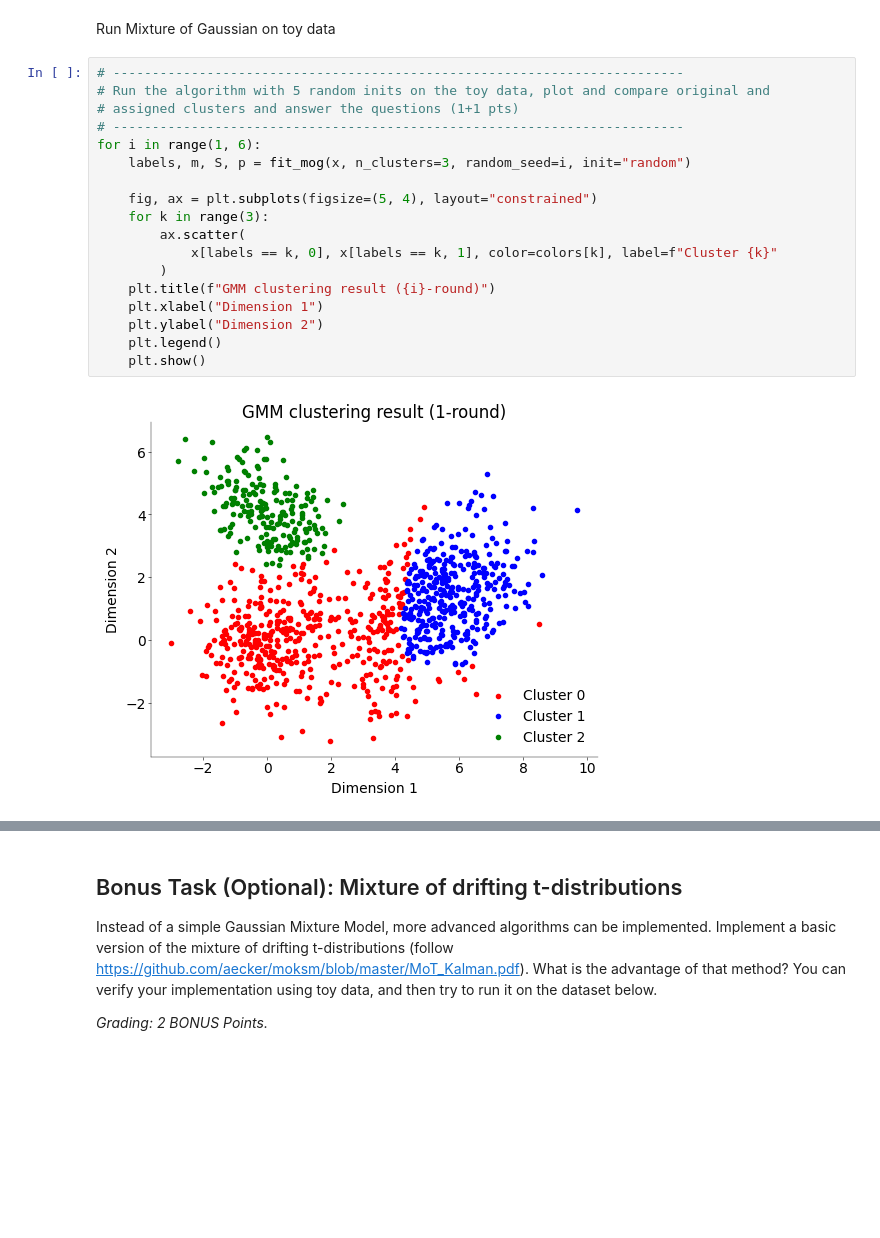
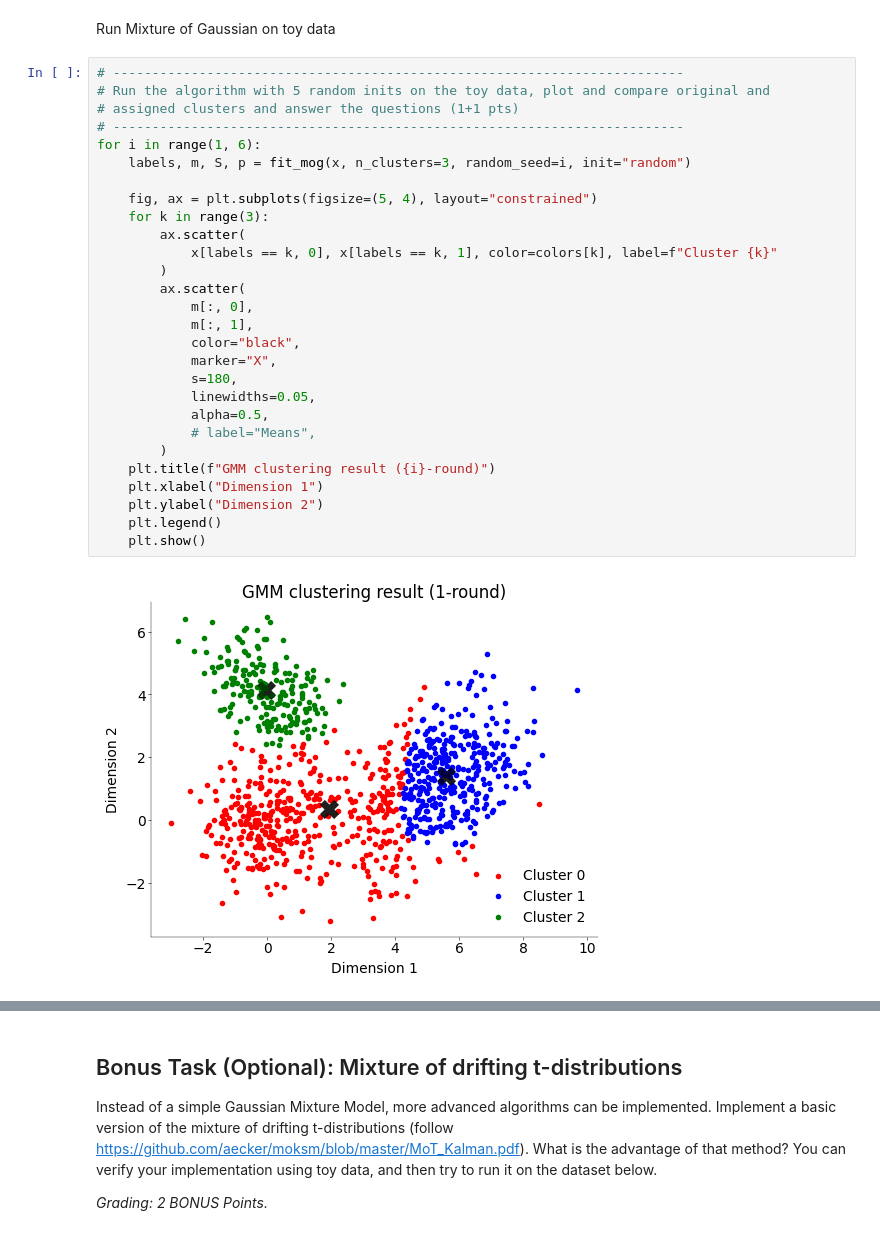
Before and after one commit to ZhidongZhang96/Course_NeuralDataScience_ST26, a Jupyter notebook: notebooks/CodingLab2.ipynb, the cells around one changed output, grey strips where cells are left out. Drawn from its saved outputs; the diff is of its cells as text; blank space fills up the shorter version.

```diff
--- a/notebooks/CodingLab2.ipynb
+++ b/notebooks/CodingLab2.ipynb
@@ -287,20 +296,30 @@ Run Mixture of Gaussian on toy data
 # %%
 # -------------------------------------------------------------------------
 # Run the algorithm with 5 random inits on the toy data, plot and compare original and
 # assigned clusters and answer the questions (1+1 pts)
 # -------------------------------------------------------------------------
 for i in range(1, 6):
     labels, m, S, p = fit_mog(x, n_clusters=3, random_seed=i, init="random")
 
     fig, ax = plt.subplots(figsize=(5, 4), layout="constrained")
     for k in range(3):
         ax.scatter(
             x[labels == k, 0], x[labels == k, 1], color=colors[k], label=f"Cluster {k}"
         )
+        ax.scatter(
+            m[:, 0],
+            m[:, 1],
+            color="black",
+            marker="X",
+            s=180,
+            linewidths=0.05,
+            alpha=0.5,
+            # label="Means",
+        )
     plt.title(f"GMM clustering result ({i}-round)")
     plt.xlabel("Dimension 1")
     plt.ylabel("Dimension 2")
     plt.legend()
     plt.show()
 # %% [output]
-[figure, old version]
+[figure, new version]
```
Also changed, not shown: parts of 9 cells of this notebook, 1 other file.
